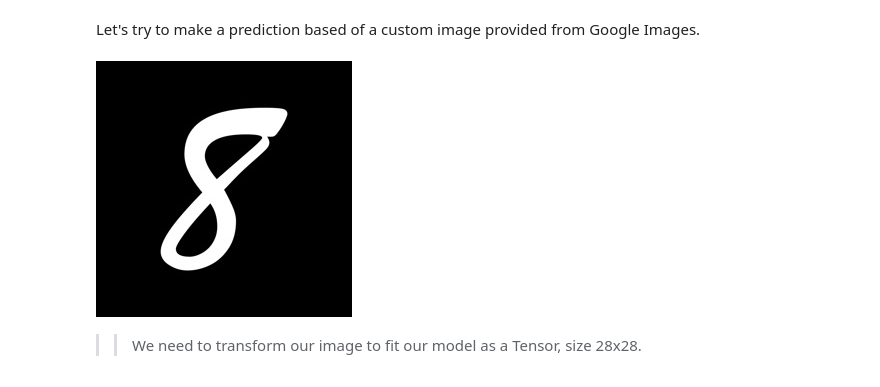
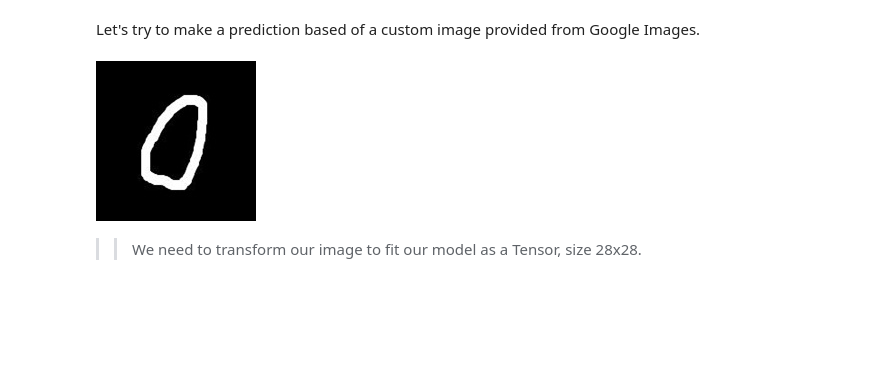
Before and after one commit to haldonmez/mnist-digit-recognizer, a Jupyter notebook: Model_3.ipynb, the cells around one changed output. Drawn from its saved outputs; the diff is of its cells as text; code cells hidden in the pictures; blank space fills up the shorter version.

```diff
--- a/Model_3.ipynb
+++ b/Model_3.ipynb
@@ -426,10 +426,10 @@ With using just -MODEL_SAVE_PATH = "models/03_pytorch_computer_vision_model_3.pt
 Let's try to make a prediction based of a custom image provided from Google Images.
 # %%
 from PIL import Image
-prediction_image = Image.open('download2.jpg')
+prediction_image = Image.open('number-0_again_invert.jpg')
 prediction_image
 # %% [output]
-[figure, old version]
+[figure, new version]
 # %% [markdown]
 
 
```
Also changed, not shown: parts of 6 cells of this notebook.
